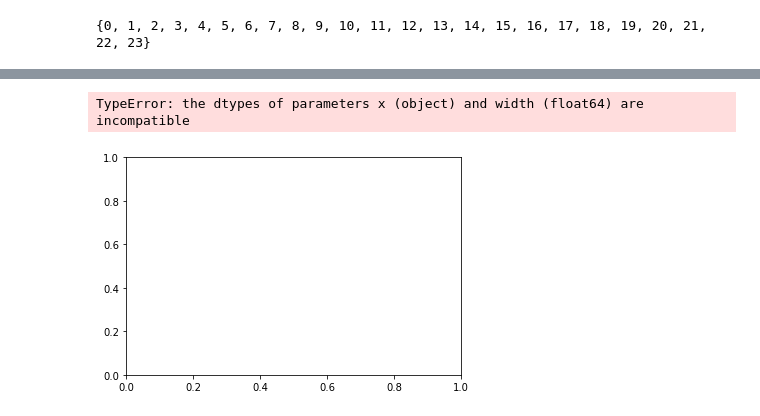
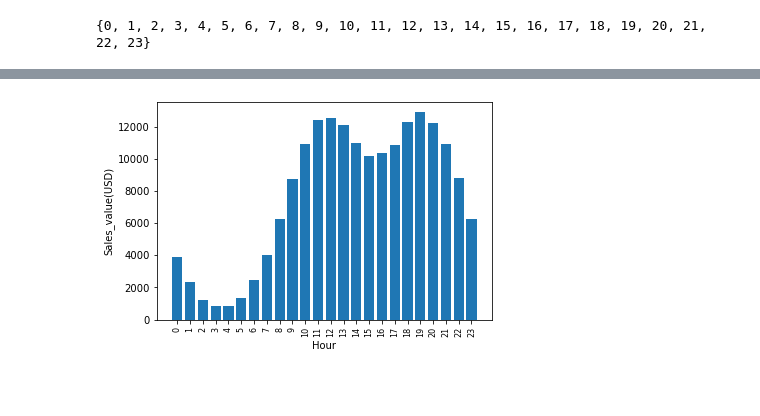
Before and after one commit to phantombmt/Data_Science_Test, a Jupyter notebook: my_report.ipynb, the cells around one changed output, grey strips where cells are left out. Cells and saved outputs as stored; diff of their text form; code cells hidden in the pictures; blank space fills up the shorter version.

```diff
--- a/my_report.ipynb
+++ b/my_report.ipynb
@@ -197,3 +197,4 @@ float32
 ### Convert Object to numeric
 # %%
 df_12month['Price Each'] = pd.to_numeric(df_12month['Price Each'],downcast='float')
+df_12month['Quantity Ordered'] = pd.to_numeric(df_12month['Quantity Ordered'],downcast='integer')
@@ -449,7 +443,8 @@ df_12month.head()
 | 3 | 162010 | Bose SoundSport Headphones | 1 | 99.989998 | 99.989998 | 2019-03-17 05:39:00 | 261 10th St, San Francisco, CA 94016 | 03 | ... |
 | 4 | 162011 | 34in Ultrawide Monitor | 1 | 379.989990 | 379.989990 | 2019-03-10 00:01:00 | 764 13th St, San Francisco, CA 94016 | 03 | ... |
 # %%
-sales_hours = df_12month.groupby('Hours').sum()['Sales']
+#total orders placed by the hour ? ==> count.()
+sales_hours = df_12month.groupby('Hours').count()['Sales']
 print(sales_hours)
 # %% [output]
 Hours
@@ -497,9 +472,7 @@ sorted(hours)
 # %%
-plt.bar(x=hours,height=sales_hours)
-plt.xticks(hours,rotation=90,size=8)
+plt.bar(x=range(0,24),height=sales_hours)
+plt.xticks(range(0,24),rotation=90,size=8)
 plt.xlabel('Hour')
-plt.ylabel('Sales_value(USD)')
-plt.show()
+plt.ylabel('Sales_value(USD)');
 # %% [output]
-TypeError: the dtypes of parameters x (object) and width (float64) are incompatible
-[figure, old version]
+[figure, new version]
```
Also changed, not shown: parts of 43 cells of this notebook.
